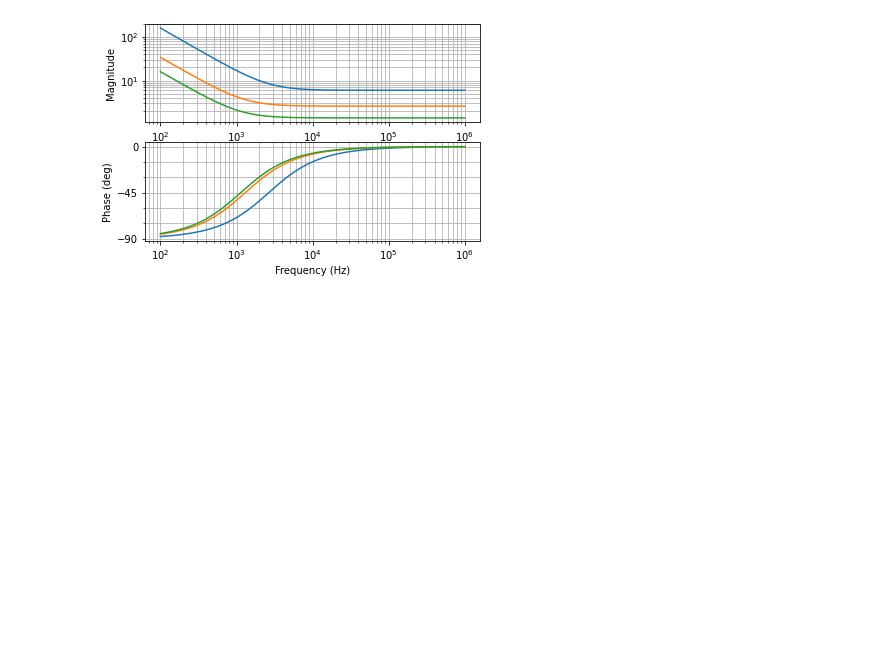
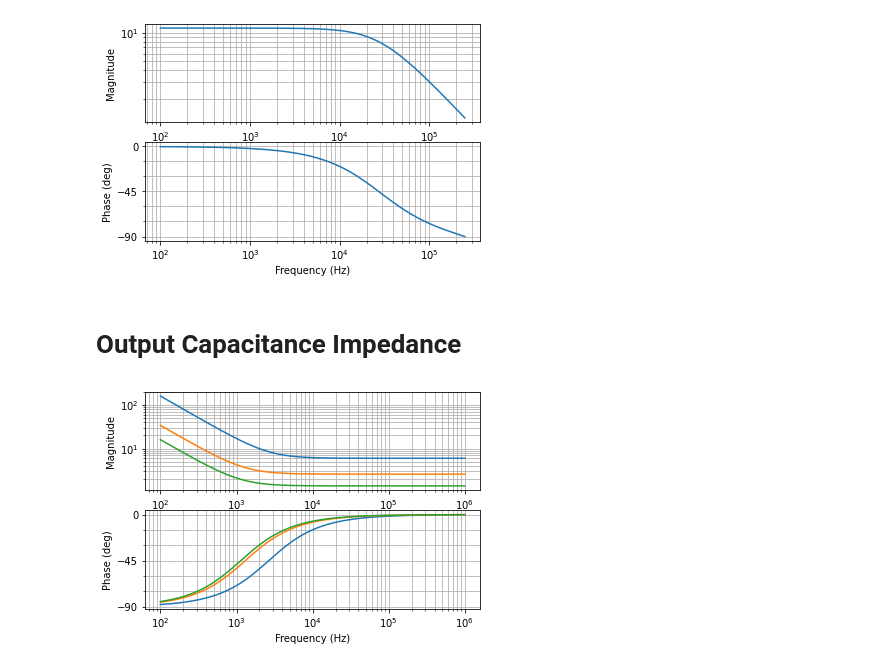
Before and after one commit to amosborne/buck-converter-stability, a Jupyter notebook: analysis.ipynb, the cells around one changed output. Drawn from its saved outputs; the diff is of its cells as text; code cells hidden in the pictures; blank space fills up the shorter version.

```diff
--- a/analysis.ipynb
+++ b/analysis.ipynb
@@ -7,0 +10,9 @@ from matplotlib import pyplot as plt
+# %%
+vin = 20  # 20 V input
+vout = 5  # 5 V output
+iout = 5  # 5 A output
+
+fsw = 500e3  # 500 kHz (internal oscillator)
+iripple = 0.3 * 5  # 30% of 5A per datasheet recommendation
+dutycycle = vout / vin  # duty cycle
+L = dutycycle * (vin - vout) / iripple / fsw  # inductor
@@ -8,3 +31,27 @@ from matplotlib import pyplot as plt
+# %%
+# parameters from datasheet
+vfb = 0.8  # 800 mV, feedback voltage
+gm = 0.15e-3  # 15 mS, error amplifier transconductance
+se = 1.87 * fsw  # 1.87 V/T, slope compensation (negative ramp)
+rt = 0.089  # V/A, current sense gain
+# %%
+# formulas from Ridley Engineering
+sf = iripple * rt * fsw / (1 - dutycycle)  # off-time slope
+sn = iripple * rt * fsw / dutycycle  # on-time slope
+alpha = (sf - se) / (sn + se)  # equation 3.3
+ts = 1 / fsw
+fmfi = (1 / rt) * control.tf(1 + alpha, [ts, 0])  # equation 3.13
+qz = -2 / math.pi  # equation 4.4
+wn = math.pi / ts  # equation 4.5
+he = 1 + control.tf([1, 0], wn * qz) + control.tf([1, 0, 0], wn ** 2)  # equation 4.3
+iLvC = fmfi / (1 + fmfi * rt * he)  # equation 3.14
+# %%
+# control voltage to inductor current transfer function
+mag, phase, omega = control.bode_plot(iLvC, omega_limits=(100, fsw / 2), Hz=True)
+# %% [output]
+[figure, added]
+# %% [markdown]
+# Output Capacitance Impedance
 # %%
 def tantcap(c, esr):
     return control.tf(1, [c, 0]) + esr
```
Also changed, not shown: parts of 3 cells of this notebook.
